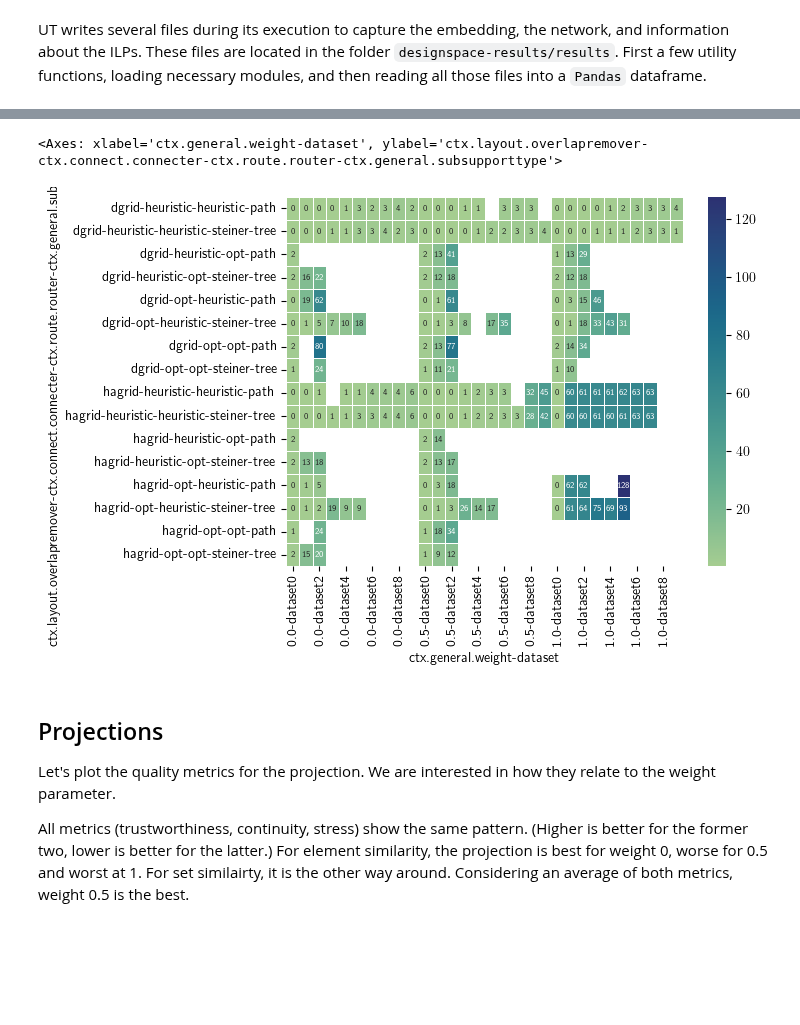
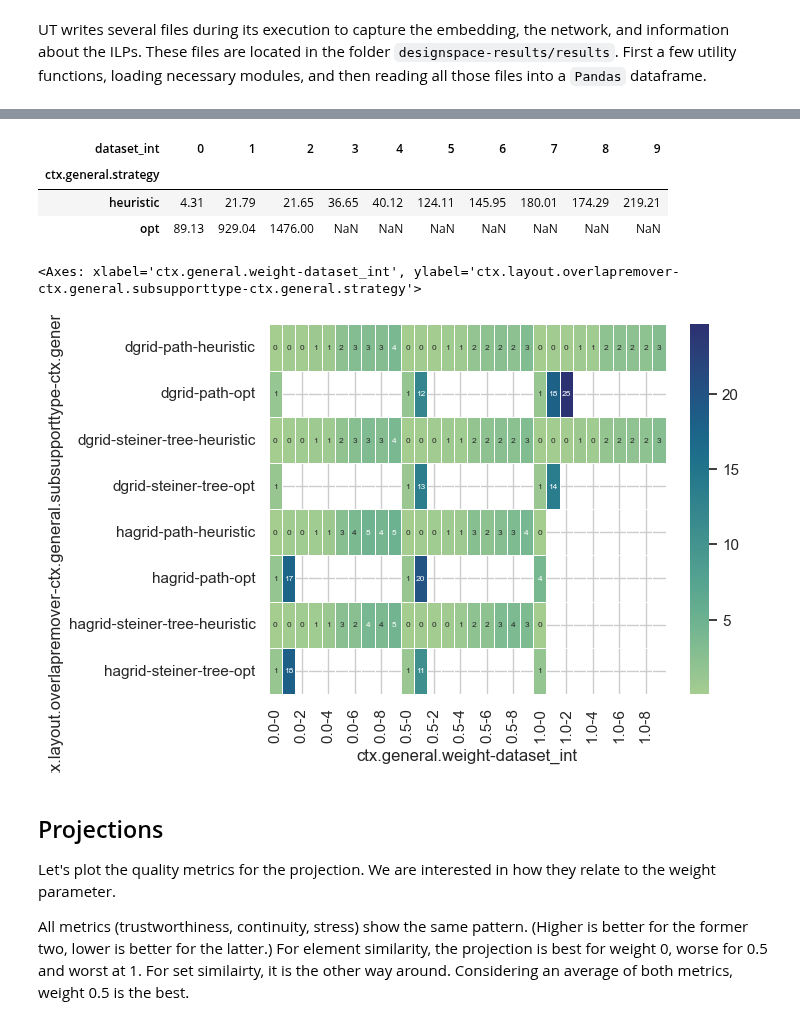
Before and after one commit to npiccolotto/undrground-tubes, a Jupyter notebook: designspace-result/merge.ipynb, the cells around one changed output, grey strips where cells are left out. Drawn from its saved outputs; the diff is of its cells as text; code cells hidden in the pictures; blank space fills up the shorter version.

```diff
--- a/designspace-result/merge.ipynb
+++ b/designspace-result/merge.ipynb
@@ -14,10 +14,11 @@ from matplotlib import pyplot as plt
 import numpy as np
 from IPython.display import display, HTML
 from shutil import get_terminal_size
+from itertools import product
 
 
-mpl.rc("text", usetex=True)
-mpl.rc('text.latex', preamble=r'\usepackage{amsmath,amssymb}\usepackage{calrsfs}\DeclareMathAlphabet{\pazocal}{OMS}{zplm}{m}{n}\SetMathAlphabet\pazocal{bold}{OMS}{zplm}{bx}{n}\newcommand{\mth}{\mathcal{A}}\newcommand{\pzc}{\pazocal{A}}')
+#mpl.rc("text", usetex=True)
+#mpl.rc('text.latex', preamble=r'\usepackage{amsmath,amssymb}\usepackage{calrsfs}\DeclareMathAlphabet{\pazocal}{OMS}{zplm}{m}{n}\SetMathAlphabet\pazocal{bold}{OMS}{zplm}{bx}{n}\newcommand{\mth}{\mathcal{A}}\newcommand{\pzc}{\pazocal{A}}')
 
 
 FAKE = {
@@ -127,32 +258,38 @@ A few cells in between are missing which indicates failed runs. They happen most
+# %%
+pd.set_option('display.max_rows', 500)
+good_runs.pivot_table(index=['ctx.general.strategy'], columns=['dataset_int'], values='duration_s', aggfunc='mean').round(2)
+# %% [output]
+| dataset_int | 0 | 1 | 2 | 3 | 4 | 5 | 6 | 7 | 8 | 9 |
+| ctx.general.strategy |  |  |  |  |  |  |  |  |  |  |
+| heuristic | 4.31 | 21.79 | 21.65 | 36.65 | 40.12 | 124.11 | 145.95 | 180.01 | 174.29 | 219.21 |
+| opt | 89.13 | 929.04 | 1476.00 | NaN | NaN | NaN | NaN | NaN | NaN | NaN |
 # %%
 import matplotlib.pyplot as plt
 
-weight = 0.5
-good_runs = df[(df["success"] == True)]
+
 sns.heatmap(
     good_runs.pivot_table(
         index=[
             "ctx.layout.overlapremover",
-            "ctx.connect.connecter",
-            "ctx.route.router",
             "ctx.general.subsupporttype",
+            "ctx.general.strategy",
         ],
         columns=[
             "ctx.general.weight",
-            "dataset",
+            "dataset_int",
         ],
         values="duration_m",
-        aggfunc='min',
+        aggfunc='mean',
     ),
     linewidth=0.5,
     annot=True,
     annot_kws={"fontsize":6},
     fmt=".0f",
     cmap="crest",
 )
 # %% [output]
-<Axes: xlabel='ctx.general.weight-dataset', ylabel='ctx.layout.overlapremover-ctx.connect.connecter-ctx.route.router-ctx.general.subsupporttype'>
+<Axes: xlabel='ctx.general.weight-dataset_int', ylabel='ctx.layout.overlapremover-ctx.general.subsupporttype-ctx.general.strategy'>
-[figure, old version]
+[figure, new version]
 # %% [markdown]
 ## Projections
 
```
Also changed, not shown: parts of 41 cells of this notebook, 1 other file.
